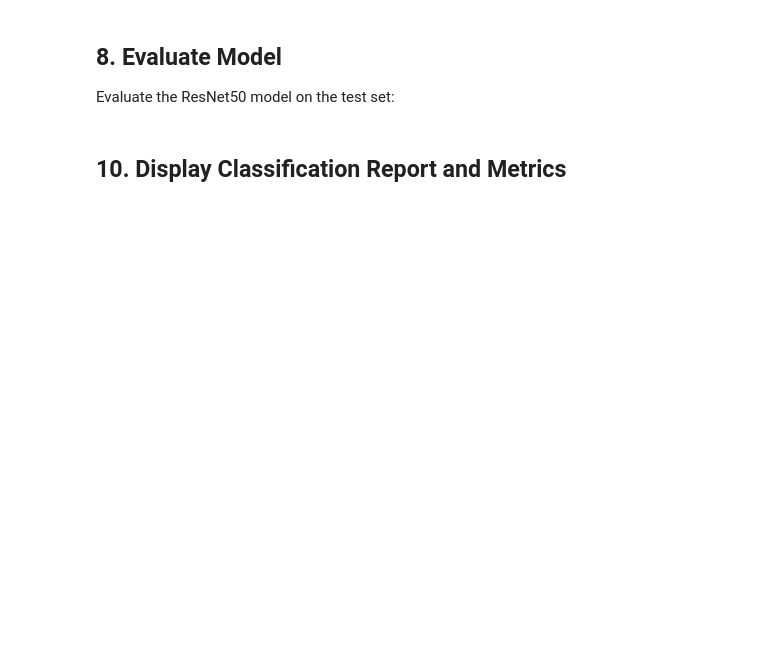
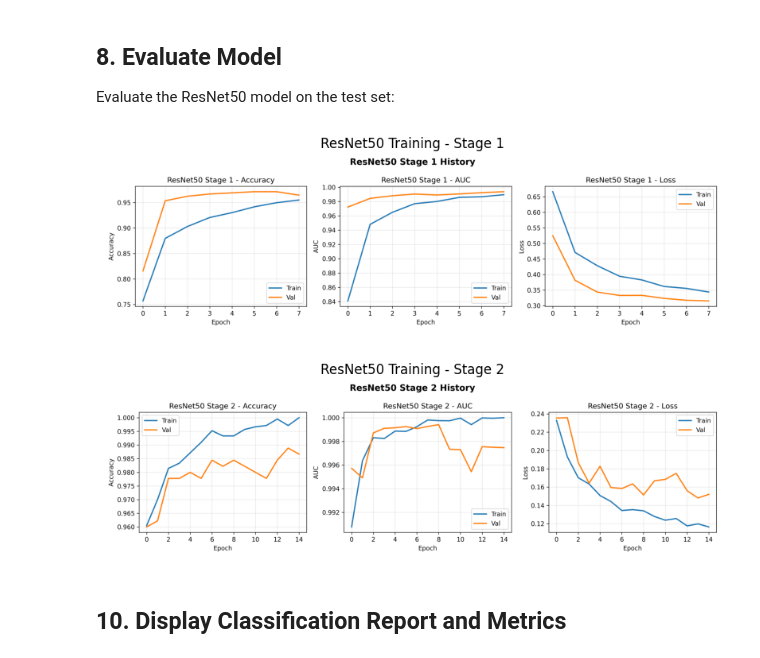
Before and after one commit to IT22052124/SE4050-Deep-Learning-Assignment, a Jupyter notebook: notebooks/ResNet50_Brain_Tumor_Classification.ipynb, the cells around one changed output. Saved outputs shown, nothing was run; the diff lists cells and outputs as text; code cells hidden in the pictures; blank space fills up the shorter version.

```diff
--- a/notebooks/ResNet50_Brain_Tumor_Classification.ipynb
+++ b/notebooks/ResNet50_Brain_Tumor_Classification.ipynb
@@ -470,19 +698,24 @@ else:
 
 Evaluate the ResNet50 model on the test set:
 # %%
-# Display training history plot
+# Display training history plots (two-stage)
 import matplotlib.pyplot as plt
 from PIL import Image
 
-try:
-    history_img = Image.open(f"{RESULTS_DIR}/training_plot.png")
-    plt.figure(figsize=(10, 6))
-    plt.imshow(history_img)
-    plt.axis('off')
-    plt.title('ResNet50 Training History')
-    plt.show()
-except Exception as e:
-    print(f"Error displaying training history: {e}")
+for name, title in [("training_stage1.png", "ResNet50 Training - Stage 1"),
+                    ("training_stage2.png", "ResNet50 Training - Stage 2")]:
+    try:
+        img = Image.open(f"{RESULTS_DIR}/{name}")
+        plt.figure(figsize=(10, 6))
+        plt.imshow(img)
+        plt.axis('off')
+        plt.title(title)
+        plt.show()
+    except Exception as e:
+        print(f"Error displaying {name}: {e}")
+# %% [output]
+[figure, added]
+[figure, added]
 # %% [markdown]
 ## 10. Display Classification Report and Metrics
 # %%
```
Also changed, not shown: parts of 24 cells of this notebook.
